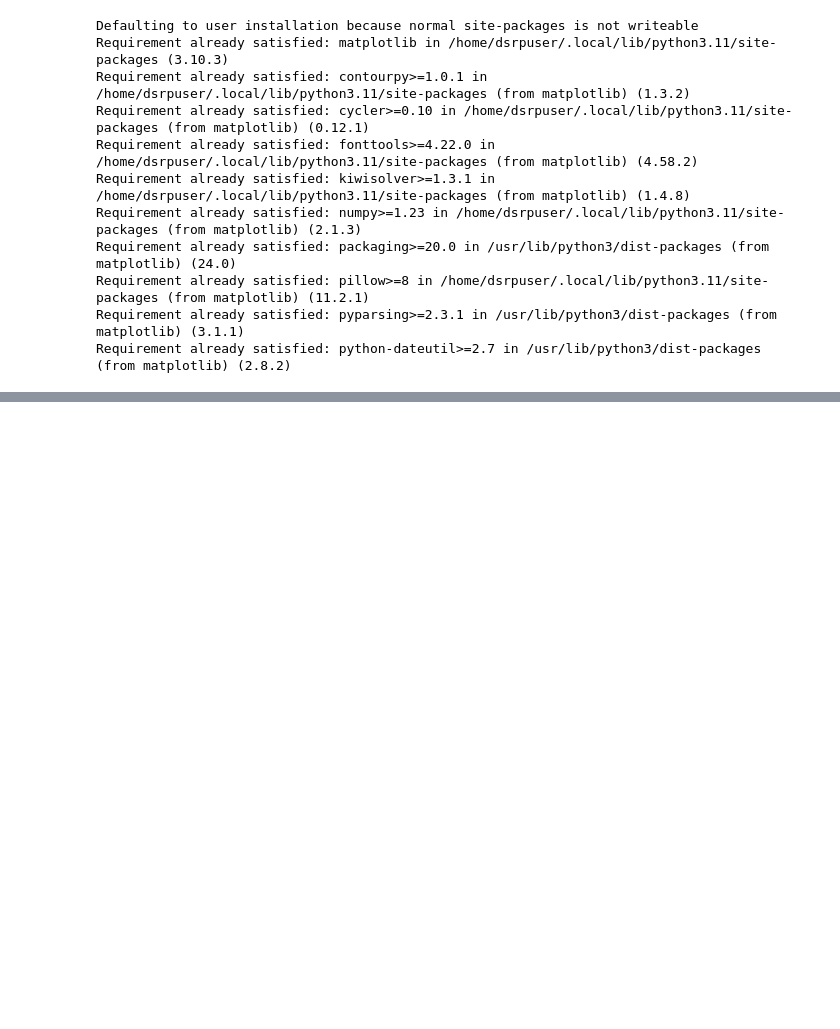
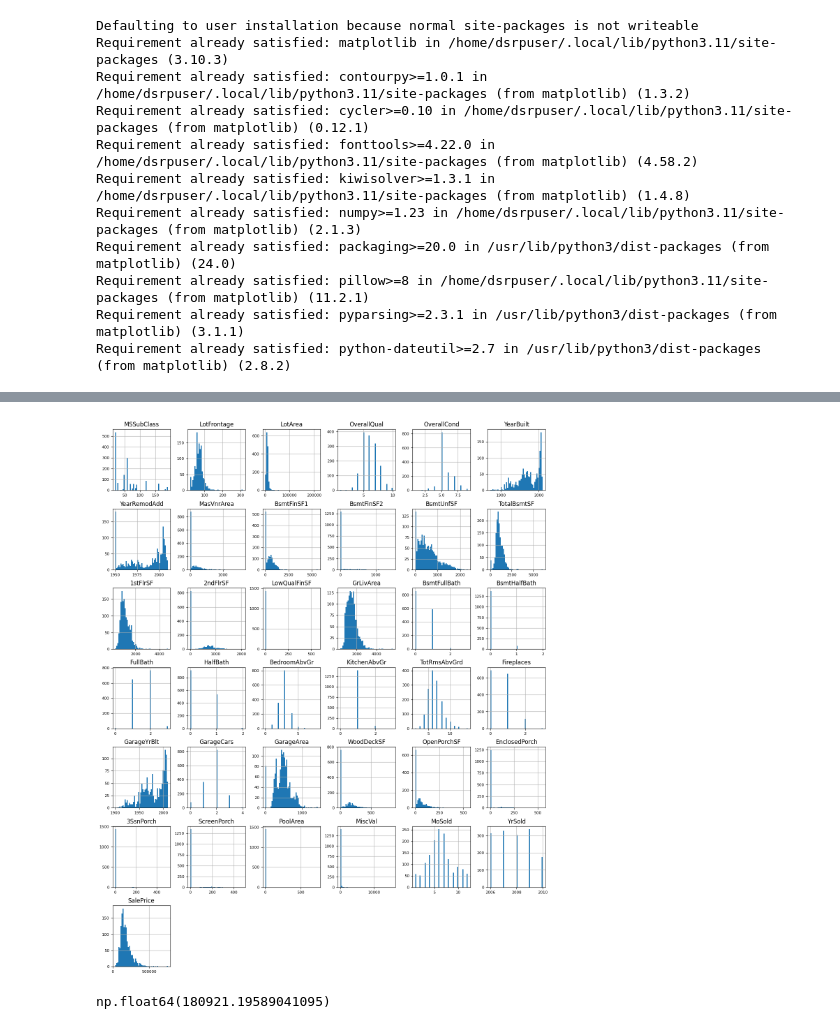
Before and after one commit to jhuarancca/DSRP-MachineLearningEngineering-01, a Jupyter notebook: notebooks/ProyectoFinal.ipynb, the cells around one changed output, grey strips where cells are left out. Drawn from its saved outputs; the diff is of its cells as text; code cells hidden in the pictures; blank space fills up the shorter version.

```diff
--- a/notebooks/ProyectoFinal.ipynb
+++ b/notebooks/ProyectoFinal.ipynb
@@ -104,0 +195,3 @@ NameError: name 'python' is not defined
+# %%
+df_num = dataset_df.select_dtypes(include = ['float64', 'int64'])
+df_num.head()
@@ -104,0 +206,8 @@ NameError: name 'python' is not defined
+# %%
+df_num.hist(figsize=(16, 20), bins=50, xlabelsize=8, ylabelsize=8);
+# %% [output]
+[figure, added]
+# %%
+dataset_df["SalePrice"].mean()
+# %% [output]
+np.float64(180921.19589041095)
```
Also changed, not shown: parts of 36 cells of this notebook, 2 other files.
